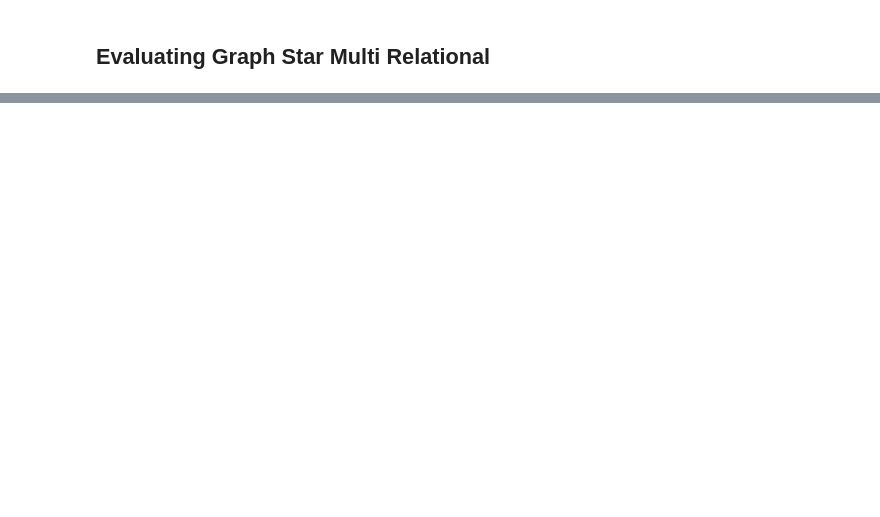
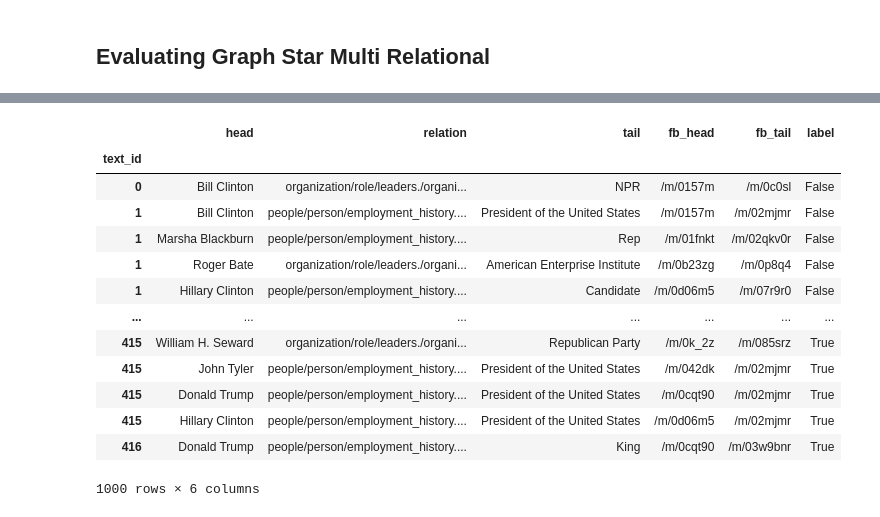
Before and after one commit to oscarvik/multiRelational-GraphStar, a Jupyter notebook: Exploratory.ipynb, the cells around one changed output, grey strips where cells are left out. Drawn from its saved outputs; the diff is of its cells as text; code cells hidden in the pictures; blank space fills up the shorter version.

```diff
--- a/Exploratory.ipynb
+++ b/Exploratory.ipynb
@@ -322,0 +292,17 @@ df
+# %%
+processed.set_index(["text_id"])
+# %% [output]
+|  | head | relation | tail | fb_head | fb_tail | label |
+| text_id |  |  |  |  |  |  |
+| 0 | Bill Clinton | organization/role/leaders./organi... | NPR | /m/0157m | /m/0c0sl | False |
+| 1 | Bill Clinton | people/person/employment_history.... | President of the United States | /m/0157m | /m/02mjmr | False |
+| 1 | Marsha Blackburn | people/person/employment_history.... | Rep | /m/01fnkt | /m/02qkv0r | False |
+| 1 | Roger Bate | organization/role/leaders./organi... | American Enterprise Institute | /m/0b23zg | /m/0p8q4 | False |
+| 1 | Hillary Clinton | people/person/employment_history.... | Candidate | /m/0d06m5 | /m/07r9r0 | False |
+| ... | ... | ... | ... | ... | ... | ... |
+| 415 | William H. Seward | organization/role/leaders./organi... | Republican Party | /m/0k_2z | /m/085srz | True |
+| 415 | John Tyler | people/person/employment_history.... | President of the United States | /m/042dk | /m/02mjmr | True |
+| 415 | Donald Trump | people/person/employment_history.... | President of the United States | /m/0cqt90 | /m/02mjmr | True |
+| 415 | Hillary Clinton | people/person/employment_history.... | President of the United States | /m/0d06m5 | /m/02mjmr | True |
+| 416 | Donald Trump | people/person/employment_history.... | King | /m/0cqt90 | /m/03w9bnr | True |
+1000 rows × 6 columns
```
Also changed, not shown: parts of 23 cells of this notebook.
